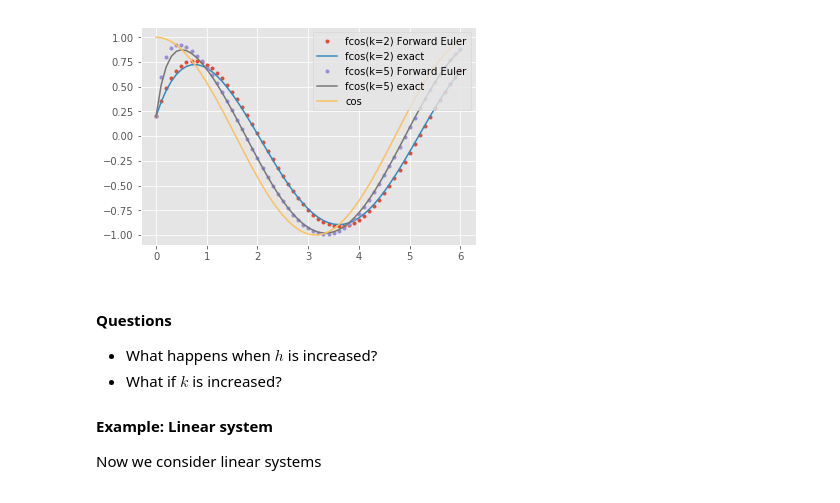
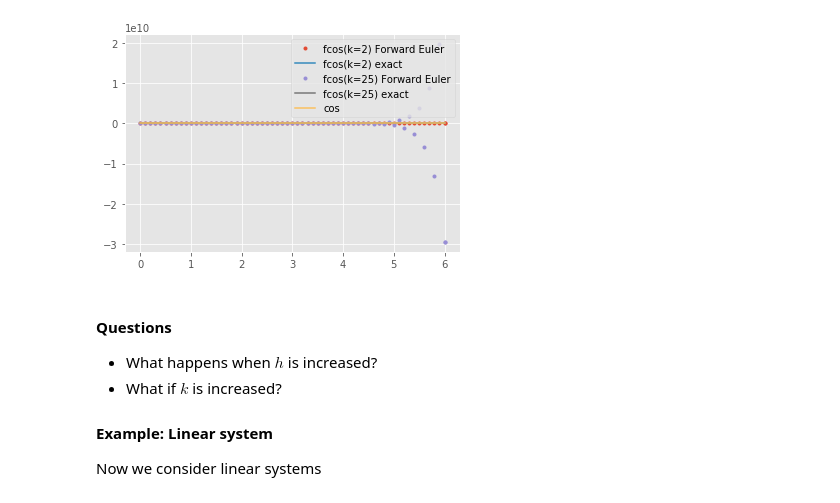
Before and after one commit to cu-numpde/numpde-fall2017, a Jupyter notebook: FDTransient.ipynb, the cells around one changed output. Cells and saved outputs as stored; diff of their text form; code cells hidden in the pictures.

```diff
--- a/FDTransient.ipynb
+++ b/FDTransient.ipynb
@@ -90,35 +90,35 @@ def ode_euler(f, u0, tfinal=1, h=0.1):
         u += h * f(t, u)
         t += h
         thist.append(t)
         uhist.append(u.copy())
     return numpy.array(thist), numpy.array(uhist)
 
 tests = []
 
 class fcos:
     def __init__(self, k=5):
         self.k = k
     def __repr__(self):
         return 'fcos(k={:d})'.format(self.k)
     def f(self, t, u):
         return -self.k * (u - numpy.cos(t))
     def u(self, t, u0):
         k2p1 = self.k**2+1
         return (u0 - self.k**2/k2p1) * numpy.exp(-self.k*t) + self.k*(numpy.sin(t) + self.k*numpy.cos(t))/k2p1
 
 tests.append(fcos(k=2))
-tests.append(fcos(k=5))
+tests.append(fcos(k=25))
 
 u0 = numpy.array([.2])
 pyplot.figure()
 for test in tests:
     thist, uhist = ode_euler(test.f, u0, h=.1, tfinal=6)
     pyplot.plot(thist, uhist, '.', label=repr(test)+' Forward Euler')
     pyplot.plot(thist, test.u(thist, u0), label=repr(test)+' exact')
 pyplot.plot(thist, numpy.cos(thist), label='cos')
 pyplot.legend(loc='upper right');
 # %% [output]
-[figure, old version]
+[figure, new version]
 # %% [markdown]
 #### Questions
 * What happens when $h$ is increased?
```
Also changed, not shown: parts of 11 cells of this notebook.
